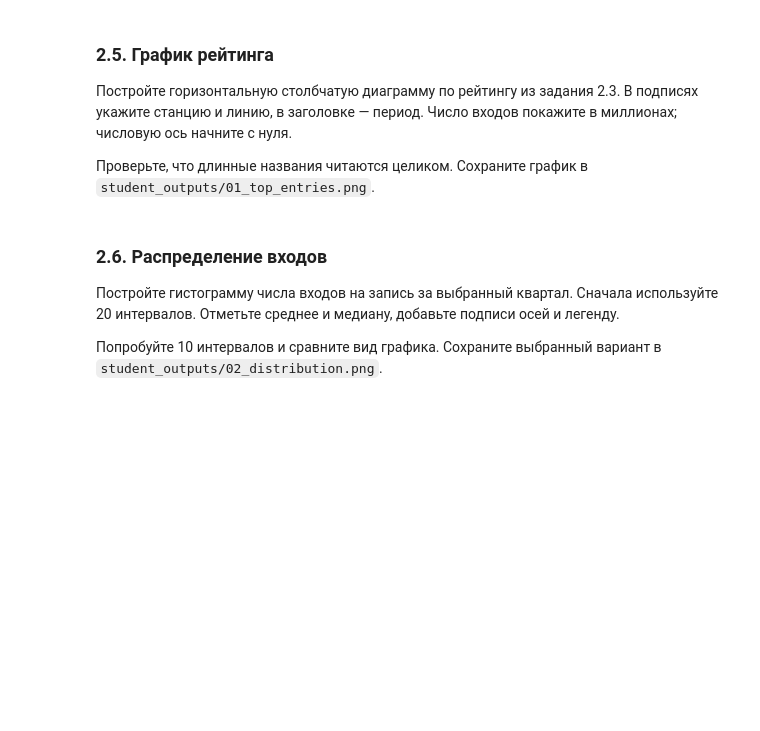
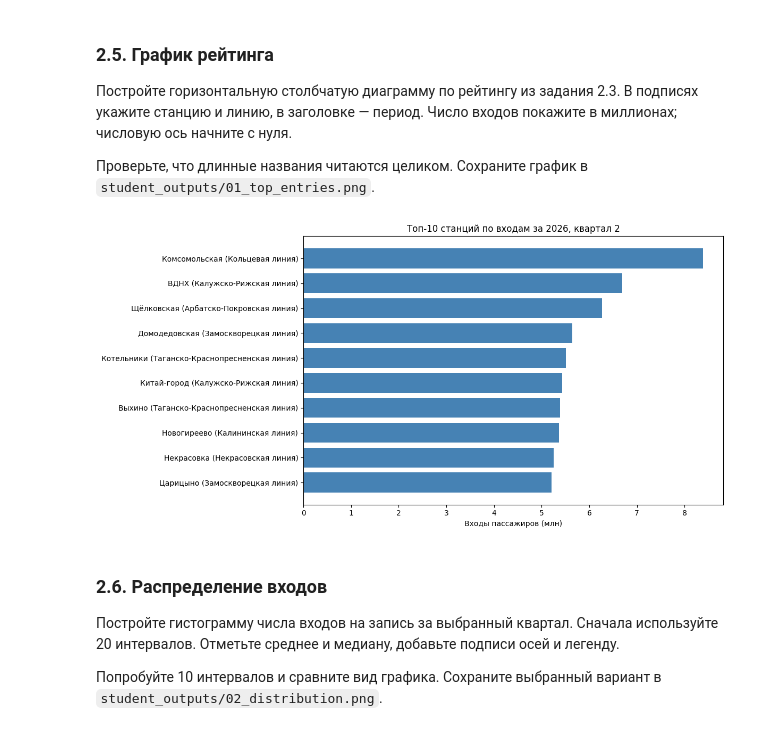
Before and after one commit to thundersen48/General_repository, a Jupyter notebook: study/the_basics_of_AI_lb_1/Основы_ИИ_ЛР1-2.ipynb, the cells around one changed output. Cells and saved outputs as stored; diff of their text form; code cells hidden in the pictures; blank space fills up the shorter version.

```diff
--- a/study/the_basics_of_AI_lb_1/Основы_ИИ_ЛР1-2.ipynb
+++ b/study/the_basics_of_AI_lb_1/Основы_ИИ_ЛР1-2.ipynb
@@ -436,7 +521,13 @@ ANALYSIS_QUARTER = 2
 TOP_N = 10
 
 # Отберите строки df по году и номеру квартала.
-selected = ...
+selected = df[(df['Год'] == ANALYSIS_YEAR) & (df['Номер квартала'] == ANALYSIS_QUARTER)].copy()
 period_title = f'{ANALYSIS_YEAR}, квартал {ANALYSIS_QUARTER}'
 
 # Проверьте, что selected не пуста. Покажите размер и первые строки.
+if not selected.empty:
+    print(f"Данные успешно отобраны за период: {period_title}")
+    print(f"Размер полученной таблицы (строк, столбцов): {selected.shape}")
+    display(selected.head())
+else:
+    print(f"Ошибка: данные за {period_title} не найдены в датасете!")
@@ -473,6 +600,8 @@ rank_columns = ['Станция метрополитена', 'Линия',
                 'Входы пассажиров', 'Выходы пассажиров']
 
 # Отберите TOP_N записей selected с наибольшим числом входов.
-top = ...
+top = selected.nlargest(TOP_N, 'Входы пассажиров')[rank_columns]
 
 # Покажите рейтинг с полями rank_columns.
+print(f"Топ-{TOP_N} станций по входам пассажиров за {period_title}")
+display(top)
@@ -497,15 +672,24 @@ by_line = ...
 Проверьте, что длинные названия читаются целиком. Сохраните график в `student_outputs/01_top_entries.png`.
 # %%
 # Подготовьте подписи и значения из top в порядке для графика.
-labels = ...
-entries_mln = ...
+labels = (top['Станция метрополитена'] + ' (' + top['Линия'] + ')').iloc[::-1]
+entries_mln = (top['Входы пассажиров'] / 1e6).iloc[::-1]
 
 fig, ax = plt.subplots(figsize=(12, 6))
 # Постройте горизонтальные столбцы.
+ax.barh(labels, entries_mln, color='steelblue')
+
 # Укажите period_title, подпишите ось, начните её с нуля.
+ax.set_title(f'Топ-{TOP_N} станций по входам за {period_title}')
+ax.set_xlabel('Входы пассажиров (млн)')
+ax.set_xlim(left=0)
 
+plt.tight_layout()
 # Сохраните рисунок в OUTPUT_DIR / '01_top_entries.png'.
+fig.savefig(OUTPUT_DIR / '01_top_entries.png')
 plt.show()
+# %% [output]
+[figure, added]
 # %% [markdown]
 ### 2.6. Распределение входов
 
```
Also changed, not shown: parts of 14 cells of this notebook, 4 other files.
